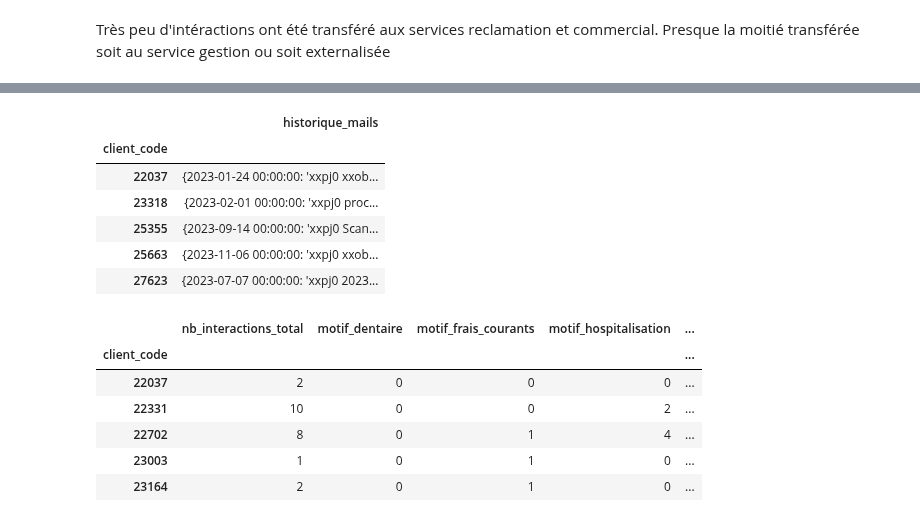
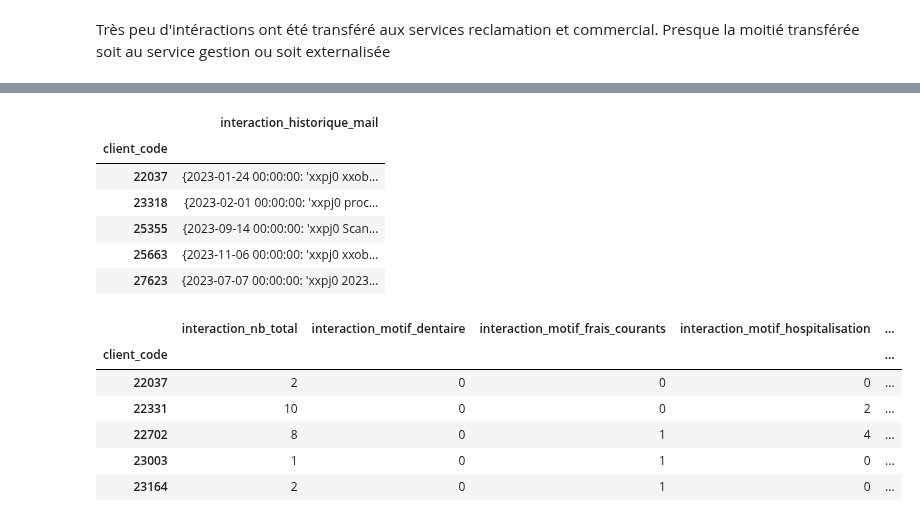
Before and after one commit to kellybourbon2/Alptis-churn-prediction, a Jupyter notebook: aggregation_interactions.ipynb, the cells around one changed output, grey strips where cells are left out. Saved outputs shown, nothing was run; the diff lists cells and outputs as text; code cells hidden in the pictures.

```diff
--- a/aggregation_interactions.ipynb
+++ b/aggregation_interactions.ipynb
@@ -364,11 +364,11 @@ Presque la moitié transférée soit au service gestion ou soit externalisée
 
   🔰 Pour les contenues des mails, nous allons créer un dictionnaire pour chaque client et chaque texte aura pour clé la date de l'envoi du mail
 # %%
-nb_interactions_total = (
+interaction_nb_total = (
     df_interaction
     .groupby("client_code")
     .size()
-    .to_frame("nb_interactions_total")
+    .to_frame("interaction_nb_total")
 )
-nb_interactions_total
+interaction_nb_total
 # %% [output]
@@ -490,18 +490,18 @@ df_service.head()
 df = df_interaction.copy()
 
 
-# 2. Filtrer uniquement les interactions téléphone
+# 2. Filtrer uniquement les interaction téléphone
 df_tel = df[df["interaction_canal"] == "Téléphone"]
 
-# 3. Compter les interactions téléphone par client
+# 3. Compter les interaction téléphone par client
 df_canal = (
     df_tel.groupby("client_code")
           .size()
-          .to_frame("nb_interaction_telephone")
+          .to_frame("interaction_canal_telephone_nb")
 )
 
 # 4. Si un client n’a pas de téléphone → mettre 0
-df_canal["nb_interaction_telephone"] = df_canal["nb_interaction_telephone"].fillna(0)
+df_canal["interaction_canal_telephone_nb"] = df_canal["interaction_canal_telephone_nb"].fillna(0)
 
 # Vérification
 df_canal.head()
@@ -536,10 +536,10 @@ df_transfert = (
 
 # 3. Renommage propre des colonnes
 df_transfert = df_transfert.rename(columns={
-    "interaction_est_transferee_service_reclamation": "nb_transferts_reclamation",
-    "interaction_est_transferee_service_gestion": "nb_transferts_gestion",
-    "interaction_est_transferee_service_commercial": "nb_transferts_commercial",
-    "interaction_est_externalisee": "nb_transferts_externalises"
+    "interaction_est_transferee_service_reclamation": "interaction_nb_transferts_reclamation",
+    "interaction_est_transferee_service_gestion": "interaction_nb_transferts_gestion",
+    "interaction_est_transferee_service_commercial": "interaction_nb_transferts_commercial",
+    "interaction_est_externalisee": "interaction_nb_transferts_externalises"
 })
 
 # Vérification
@@ -554,7 +554,7 @@ df_transfert.head()
 | 23164 | 0 | 2 | 0 | 2 |
 # %%
 # =====================================================
-# CREATION DE df_historique_mails (DICTIONNAIRE PAR CLIENT)
+# CREATION DE df_interaction_historique_mail (DICTIONNAIRE PAR CLIENT)
 # =====================================================
 
 df = df_interaction.copy()
@@ -564,17 +564,17 @@ df = df_interaction.copy()
 df_mail = df[df["interaction_canal"] == "E-mail"]
 
 # 3. Création du dictionnaire {date : texte_mail} pour chaque client
-df_historique_mails = df_mail.groupby("client_code").apply(
+df_interaction_historique_mail = df_mail.groupby("client_code").apply(
     lambda x: dict(zip(x["interaction_date"], x["interaction_texte_mail"]))
-).to_frame("historique_mails")
+).to_frame("interaction_historique_mail")
 
 # 4. Remplir les clients sans mail par dictionnaire vide
-df_historique_mails["historique_mails"] = df_historique_mails["historique_mails"].fillna({})
+df_interaction_historique_mail["interaction_historique_mail"] = df_interaction_historique_mail["interaction_historique_mail"].fillna({})
 
 # 5. Vérification
-df_historique_mails.head()
+df_interaction_historique_mail.head()
 # %% [output]
-|  | historique_mails |
+|  | interaction_historique_mail |
 | client_code |  |
 | 22037 | {2023-01-24 00:00:00: 'xxpj0 xxob... |
 | 23318 | {2023-02-01 00:00:00: 'xxpj0 proc... |
@@ -582,23 +582,23 @@ df_historique_mails.head()
 | 25663 | {2023-11-06 00:00:00: 'xxpj0 xxob... |
 | 27623 | {2023-07-07 00:00:00: 'xxpj0 2023... |
 # %%
-df_interaction_agg = nb_interactions_total.join(df_motif, how="left")
+df_interaction_agg = interaction_nb_total.join(df_motif, how="left")
 df_interaction_agg = df_interaction_agg.join(df_service, how="left")
 df_interaction_agg = df_interaction_agg.join(df_canal, how="left")
 df_interaction_agg = df_interaction_agg.join(df_transfert, how="left")
-df_interaction_agg = df_interaction_agg.join(df_historique_mails, how="left")
+df_interaction_agg = df_interaction_agg.join(df_interaction_historique_mail, how="left")
 
 for col in df_interaction_agg.columns:
-    if col != "historique_mails":
+    if col != "interaction_historique_mail":
         df_interaction_agg[col] = df_interaction_agg[col].fillna(0)
 
-df_interaction_agg["historique_mails"] = df_interaction_agg["historique_mails"].apply(
+df_interaction_agg["interaction_historique_mail"] = df_interaction_agg["interaction_historique_mail"].apply(
     lambda x: {} if isinstance(x, float) else x
 )
 
 df_interaction_agg.head()
 # %% [output]
-|  | nb_interactions_total | motif_dentaire | motif_frais_courants | motif_hospitalisation | ... |
+|  | interaction_nb_total | interaction_motif_dentaire | interaction_motif_frais_courants | interaction_motif_hospitalisation | ... |
 | client_code |  |  |  |  | ... |
 | 22037 | 2 | 0 | 0 | 0 | ... |
 | 22331 | 10 | 0 | 0 | 2 | ... |
```
Also changed, not shown: parts of 16 cells of this notebook, 3 other files.
